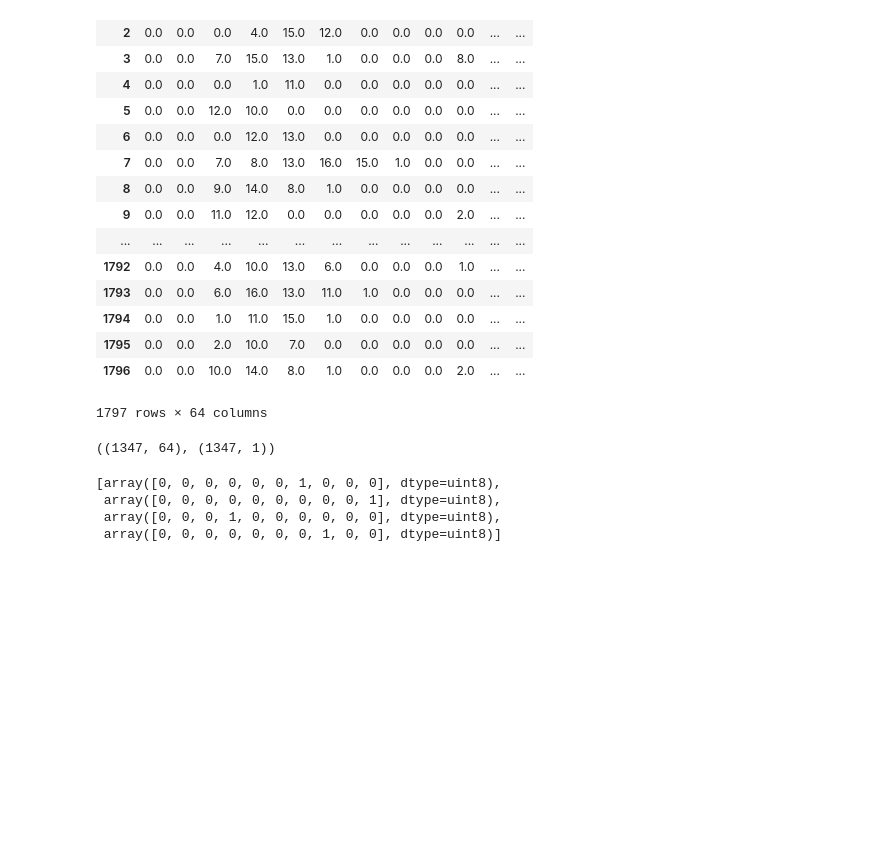
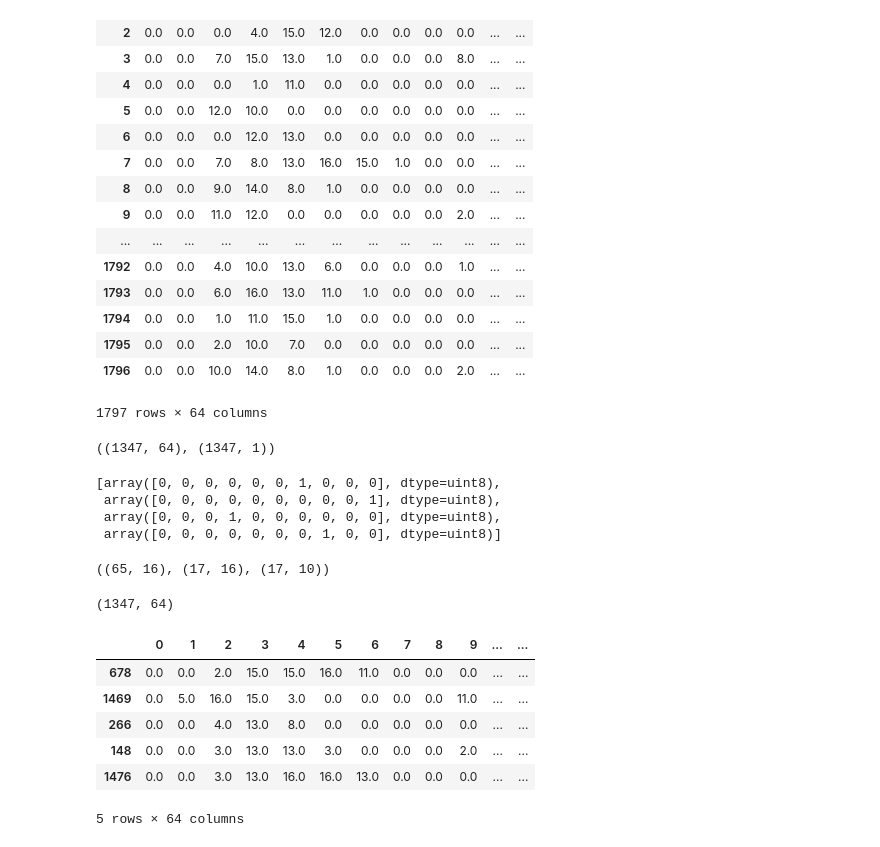
Before and after one commit to mittrayash/MNIST-Handwritten-Digit-Prediction-Neural-Net-Python-From-Scratch, a Jupyter notebook: MNIST Neural Net Prediction in Python from Scratch.ipynb, the cells around one changed output. Saved outputs shown, nothing was run; the diff lists cells and outputs as text; code cells hidden in the pictures; blank space fills up the shorter version.

```diff
--- a/MNIST Neural Net Prediction in Python from Scratch.ipynb
+++ b/MNIST Neural Net Prediction in Python from Scratch.ipynb
@@ -86,0 +85,18 @@ x1
+# %%
+theta1.shape, theta2.shape, theta3.shape
+# %% [output]
+((65, 16), (17, 16), (17, 10))
+# %%
+X_train.shape
+# %% [output]
+(1347, 64)
+# %%
+X_train.head()
+# %% [output]
+|  | 0 | 1 | 2 | 3 | 4 | 5 | 6 | 7 | 8 | 9 | ... | ... |
+| 678 | 0.0 | 0.0 | 2.0 | 15.0 | 15.0 | 16.0 | 11.0 | 0.0 | 0.0 | 0.0 | ... | ... |
+| 1469 | 0.0 | 5.0 | 16.0 | 15.0 | 3.0 | 0.0 | 0.0 | 0.0 | 0.0 | 11.0 | ... | ... |
+| 266 | 0.0 | 0.0 | 4.0 | 13.0 | 8.0 | 0.0 | 0.0 | 0.0 | 0.0 | 0.0 | ... | ... |
+| 148 | 0.0 | 0.0 | 3.0 | 13.0 | 13.0 | 3.0 | 0.0 | 0.0 | 0.0 | 2.0 | ... | ... |
+| 1476 | 0.0 | 0.0 | 3.0 | 13.0 | 16.0 | 16.0 | 13.0 | 0.0 | 0.0 | 0.0 | ... | ... |
+5 rows × 64 columns
```
Also changed, not shown: parts of 10 cells of this notebook.
